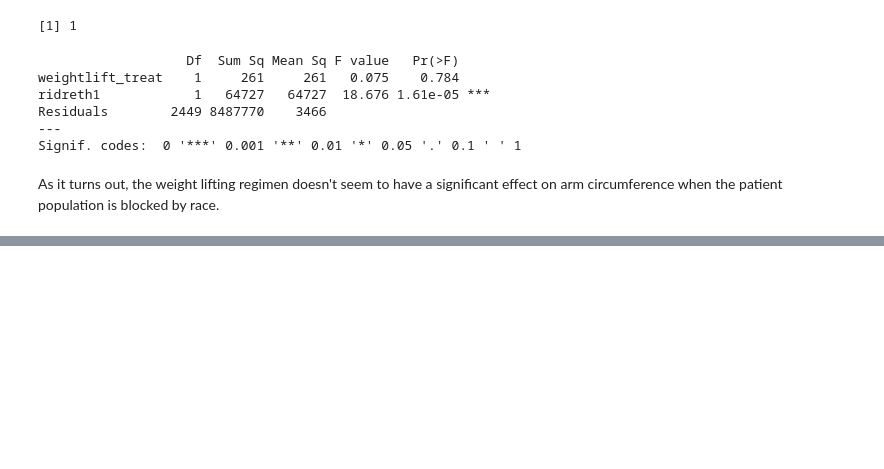
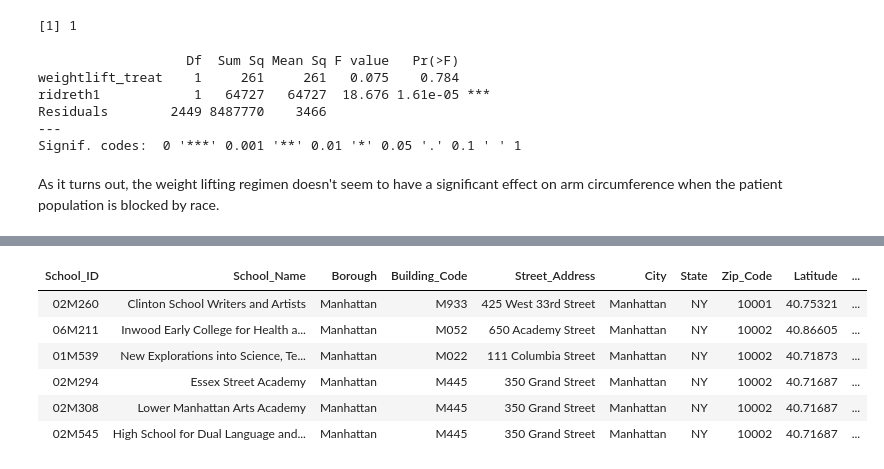
Before and after one commit to iamjz/R-Data, a Jupyter notebook: Design of Experiments.ipynb, the cells around one changed output, grey strips where cells are left out. Cells and saved outputs as stored; diff of their text form; code cells hidden in the pictures; blank space fills up the shorter version.

```diff
--- a/Design of Experiments.ipynb
+++ b/Design of Experiments.ipynb
@@ -1960,0 +2029,13 @@ As it turns out, the weight lifting regimen doesn't seem to have a significant e
+# %%
+nyc_scores <- read.csv("datasets/nyc_scores.csv")
+nyc_scores_teachers <- read.csv("datasets/nyc_scores_teachers.csv")
+# %%
+head(nyc_scores)
+# %% [output]
+| School_ID | School_Name | Borough | Building_Code | Street_Address | City | State | Zip_Code | Latitude | ... |
+| 02M260 | Clinton School Writers and Artists | Manhattan | M933 | 425 West 33rd Street | Manhattan | NY | 10001 | 40.75321 | ... |
+| 06M211 | Inwood Early College for Health a... | Manhattan | M052 | 650 Academy Street | Manhattan | NY | 10002 | 40.86605 | ... |
+| 01M539 | New Explorations into Science, Te... | Manhattan | M022 | 111 Columbia Street | Manhattan | NY | 10002 | 40.71873 | ... |
+| 02M294 | Essex Street Academy | Manhattan | M445 | 350 Grand Street | Manhattan | NY | 10002 | 40.71687 | ... |
+| 02M308 | Lower Manhattan Arts Academy | Manhattan | M445 | 350 Grand Street | Manhattan | NY | 10002 | 40.71687 | ... |
+| 02M545 | High School for Dual Language and... | Manhattan | M445 | 350 Grand Street | Manhattan | NY | 10002 | 40.71687 | ... |
```
Also changed, not shown: parts of 16 cells of this notebook, 3 other files.
